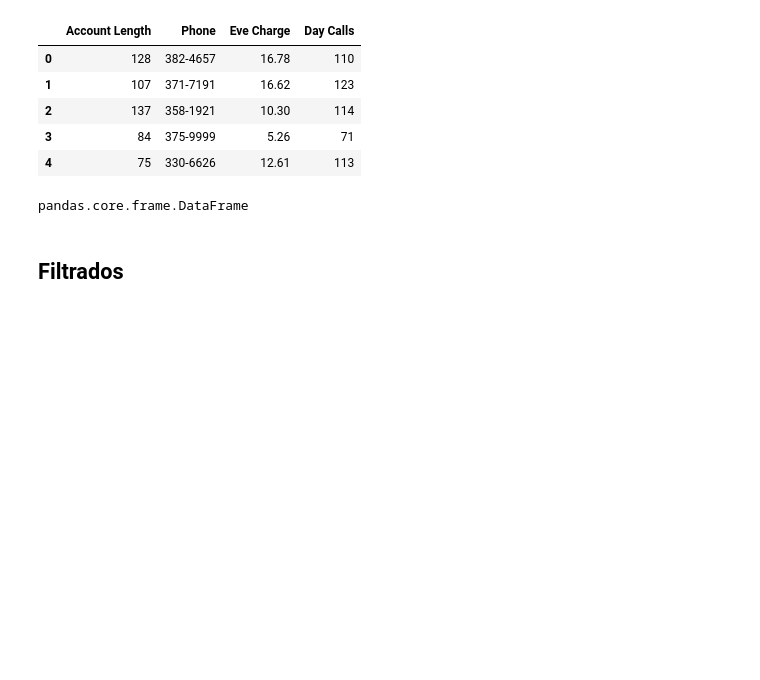
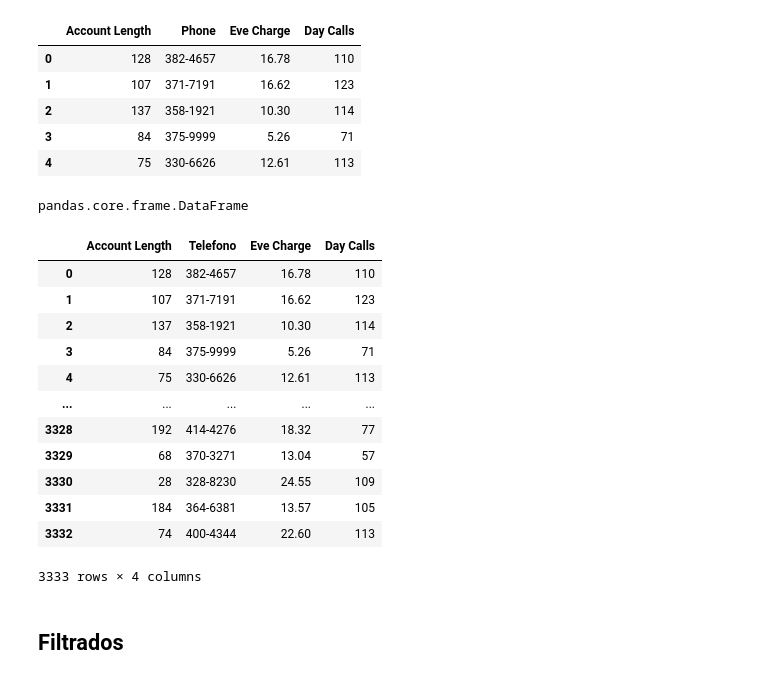
Before and after one commit to INFINITY-RUBER/Curso_Machine_Learning_Data_Science_Python, a Jupyter notebook: notebooks/T2 - 1 - Data Cleaning - Data Wrangling.ipynb, the cells around one changed output. Saved outputs shown, nothing was run; the diff lists cells and outputs as text; code cells hidden in the pictures; blank space fills up the shorter version.

```diff
--- a/notebooks/T2 - 1 - Data Cleaning - Data Wrangling.ipynb
+++ b/notebooks/T2 - 1 - Data Cleaning - Data Wrangling.ipynb
@@ -52,6 +52,22 @@ subset.head()
 type(subset)
 # %% [output]
 pandas.core.frame.DataFrame
+# %%
+subset.rename(columns={"Phone": "Telefono"})# cambiar nombre a la columna
+# %% [output]
+|  | Account Length | Telefono | Eve Charge | Day Calls |
+| 0 | 128 | 382-4657 | 16.78 | 110 |
+| 1 | 107 | 371-7191 | 16.62 | 123 |
+| 2 | 137 | 358-1921 | 10.30 | 114 |
+| 3 | 84 | 375-9999 | 5.26 | 71 |
+| 4 | 75 | 330-6626 | 12.61 | 113 |
+| ... | ... | ... | ... | ... |
+| 3328 | 192 | 414-4276 | 18.32 | 77 |
+| 3329 | 68 | 370-3271 | 13.04 | 57 |
+| 3330 | 28 | 328-8230 | 24.55 | 109 |
+| 3331 | 184 | 364-6381 | 13.57 | 105 |
+| 3332 | 74 | 400-4344 | 22.60 | 113 |
+3333 rows × 4 columns
 # %% [markdown]
 ## Filtrados
 # %%
```
Also changed, not shown: 9 other files.
